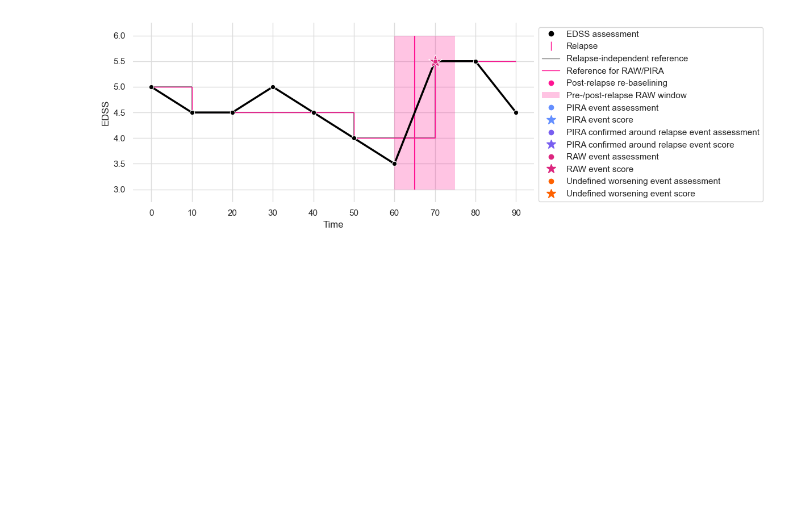
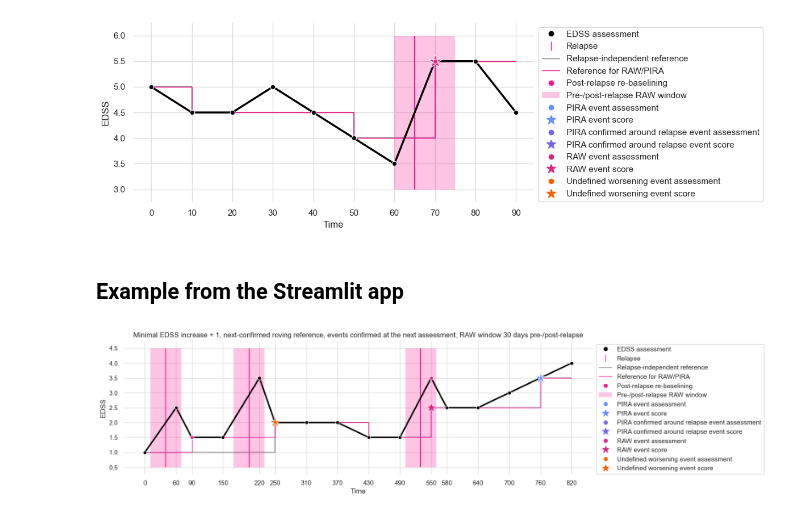
Before and after one commit to drstrupf/multiple-sclerosis-disability-progression, a Jupyter notebook: tutorial.ipynb, the cells around one changed output. Cells and saved outputs as stored; diff of their text form; code cells hidden in the pictures; blank space fills up the shorter version.

Commit message:
Add webapp example to tutorial notebook.

```diff
--- a/tutorial.ipynb
+++ b/tutorial.ipynb
@@ -129,3 +129,52 @@ sns.despine(bottom=True, left=True, right=True, top=True)
 plt.show()
 # %% [output]
 [figure]
+# %% [markdown]
+## Example from the Streamlit app
+# %%
+example_follow_up_df_2 = pd.DataFrame(
+    [
+        {"days_after_baseline": 0, "edss_score": 1.0},
+        {"days_after_baseline": 60, "edss_score": 2.5},
+        {"days_after_baseline": 90, "edss_score": 1.5},
+        {"days_after_baseline": 150, "edss_score": 1.5},
+        {"days_after_baseline": 220, "edss_score": 3.5},
+        {"days_after_baseline": 250, "edss_score": 2.0},
+        {"days_after_baseline": 310, "edss_score": 2.0},
+        {"days_after_baseline": 370, "edss_score": 2.0},
+        {"days_after_baseline": 430, "edss_score": 1.5},
+        {"days_after_baseline": 490, "edss_score": 1.5},
+        {"days_after_baseline": 550, "edss_score": 3.5},
+        {"days_after_baseline": 580, "edss_score": 2.5},
+        {"days_after_baseline": 640, "edss_score": 2.5},
+        {"days_after_baseline": 700, "edss_score": 3.0},
+        {"days_after_baseline": 760, "edss_score": 3.5},
+        {"days_after_baseline": 820, "edss_score": 4.0},
+    ]
+)
+# %%
+fig, ax = plt.subplots(1, 1, figsize=(16, 4))
+visualization.annotate_plot_follow_up(
+    follow_up_dataframe=example_follow_up_df_2,
+    relapse_timestamps=[
+        40,
+        200,
+        530,
+    ],
+    # Options
+    opt_baseline_type="roving",
+    opt_roving_reference_require_confirmation=True,
+    opt_roving_reference_confirmation_time=0.5,
+    opt_raw_before_relapse_max_days=30,
+    opt_raw_after_relapse_max_days=30,
+    opt_max_score_that_requires_plus_1=5.0,
+    opt_require_confirmation=True,
+    opt_confirmation_time=0.5,
+    ax=ax,
+    )
+fig.tight_layout()
+ax.set_title("Minimal EDSS increase + 1, next-confirmed roving reference, events confirmed at the next assessment, RAW window 30 days pre-/post-relapse")
+sns.despine(bottom=True, left=True, right=True, top=True)
+plt.show()
+# %% [output]
+[figure, added]
```
